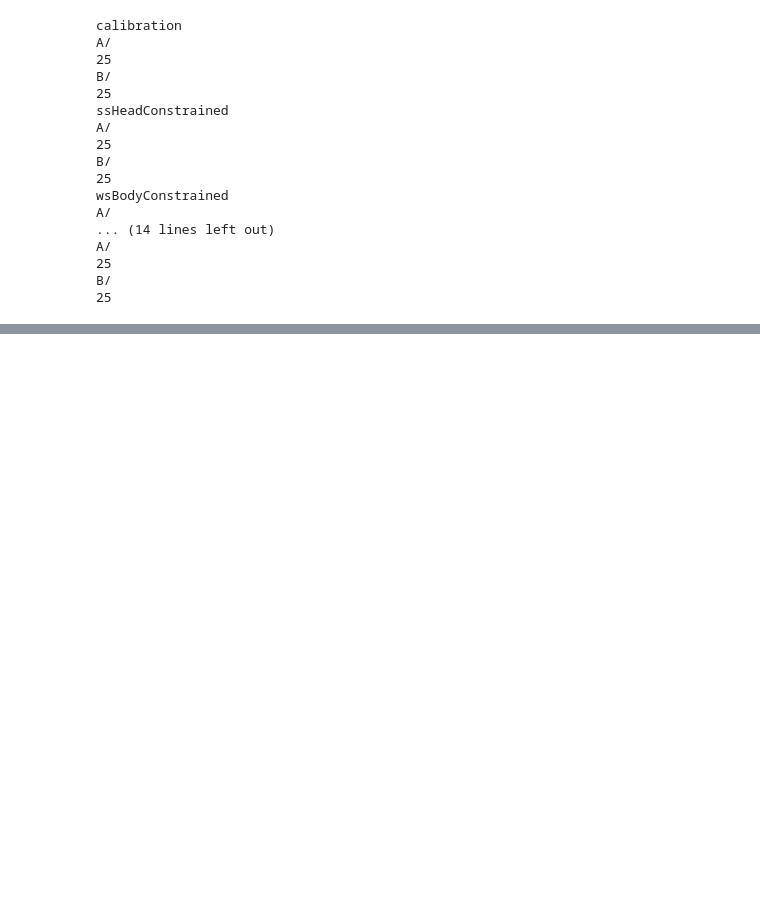
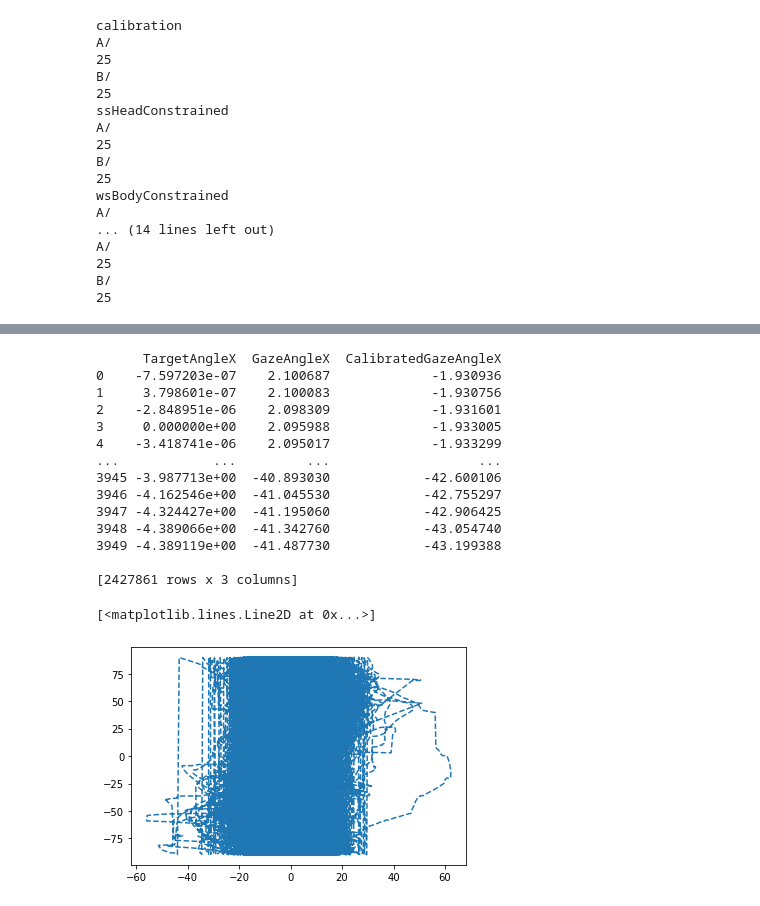
Before and after one commit to vivianross06/HoloLensEyeTracking-DataAnalysis, a Jupyter notebook: Data Analysis/averageError.ipynb, the cells around one changed output, grey strips where cells are left out. Drawn from its saved outputs; the diff is of its cells as text; code cells hidden in the pictures; blank space fills up the shorter version.

```diff
--- a/Data Analysis/averageError.ipynb
+++ b/Data Analysis/averageError.ipynb
@@ -75,3 +77,19 @@ A/
 25
 B/
 25
+# %%
+#linearity
+horizontal = []
+vertical = []
+for hololens in hololenses:
+    participantsList = os.listdir(data_directory + hololens)
+    for participant in participantsList:
+        if not participant == '.DS_Store':
+            fileList = os.listdir(data_directory + hololens + participant + '/recalibrated_calibration/')
+            for file in fileList:
+                if not file == '.DS_Store':
+                    df = pd.read_csv(data_directory + hololens + participant + '/recalibrated_calibration/' + file)
+                    horizontal.append(df[['TargetAngleX', 'GazeAngleX', 'CalibratedGazeAngleX']])
+                    vertical.append(df[['TargetAngleY', 'GazeAngleY', 'CalibratedGazeAngleY']])
+totalHorizontal = pd.DataFrame().append(horizontal)
+totalVertical = pd.DataFrame().append(vertical)
@@ -77,0 +127,22 @@ B/
+# %%
+copy = totalHorizontal.copy()
+copy.sort_values(by=['TargetAngleX'])
+print(copy)
+plt.plot(copy['TargetAngleX'], copy['GazeAngleX'], '--')
+# %% [output]
+      TargetAngleX  GazeAngleX  CalibratedGazeAngleX
+0    -7.597203e-07    2.100687             -1.930936
+1     3.798601e-07    2.100083             -1.930756
+2    -2.848951e-06    2.098309             -1.931601
+3     0.000000e+00    2.095988             -1.933005
+4    -3.418741e-06    2.095017             -1.933299
+...            ...         ...                   ...
+3945 -3.987713e+00  -40.893030            -42.600106
+3946 -4.162546e+00  -41.045530            -42.755297
+3947 -4.324427e+00  -41.195060            -42.906425
+3948 -4.389066e+00  -41.342760            -43.054740
+3949 -4.389119e+00  -41.487730            -43.199388
+
+[2427861 rows x 3 columns]
+[<matplotlib.lines.Line2D at 0x...>]
+[figure, added]
```
Also changed, not shown: parts of 4 cells of this notebook.
